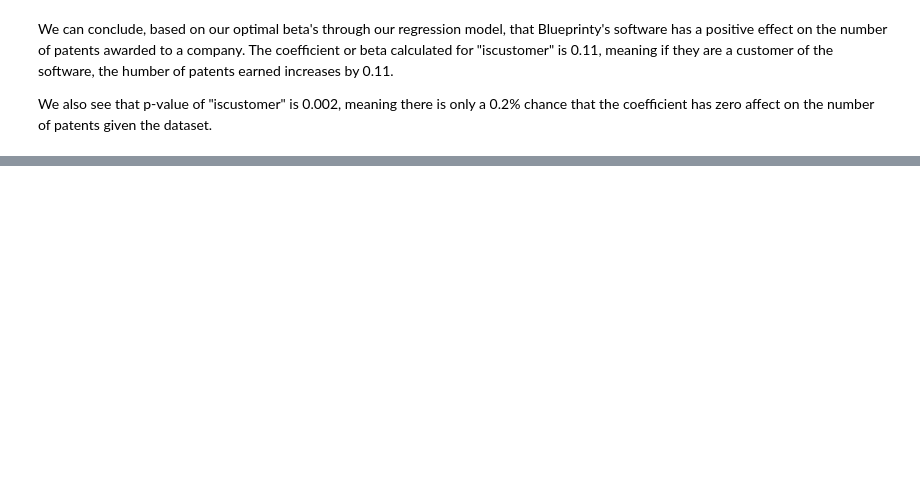
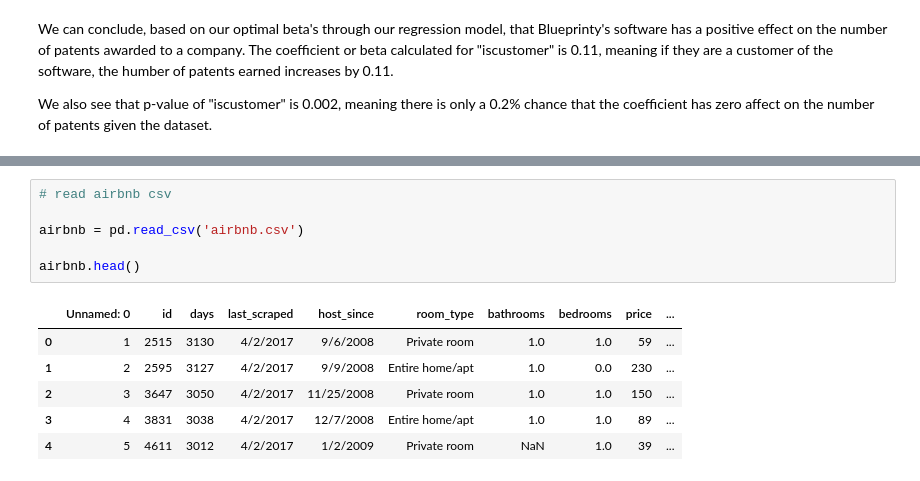
Before and after one commit to rsm-nshuckerow/Nick_Shuckerow, a Jupyter notebook: projects/HW2/HW2.ipynb, the cells around one changed output, grey strips where cells are left out. Drawn from its saved outputs; the diff is of its cells as text; blank space fills up the shorter version.

```diff
--- a/projects/HW2/HW2.ipynb
+++ b/projects/HW2/HW2.ipynb
@@ -430,0 +468,13 @@ We also see that p-value of "iscustomer" is 0.002, meaning there is only a 0.2%
+# %%
+# read airbnb csv
+
+airbnb = pd.read_csv('airbnb.csv')
+
+airbnb.head()
+# %% [output]
+|  | Unnamed: 0 | id | days | last_scraped | host_since | room_type | bathrooms | bedrooms | price | ... |
+| 0 | 1 | 2515 | 3130 | 4/2/2017 | 9/6/2008 | Private room | 1.0 | 1.0 | 59 | ... |
+| 1 | 2 | 2595 | 3127 | 4/2/2017 | 9/9/2008 | Entire home/apt | 1.0 | 0.0 | 230 | ... |
+| 2 | 3 | 3647 | 3050 | 4/2/2017 | 11/25/2008 | Private room | 1.0 | 1.0 | 150 | ... |
+| 3 | 4 | 3831 | 3038 | 4/2/2017 | 12/7/2008 | Entire home/apt | 1.0 | 1.0 | 89 | ... |
+| 4 | 5 | 4611 | 3012 | 4/2/2017 | 1/2/2009 | Private room | NaN | 1.0 | 39 | ... |
```
Also changed, not shown: parts of 35 cells of this notebook, 2 other files.
